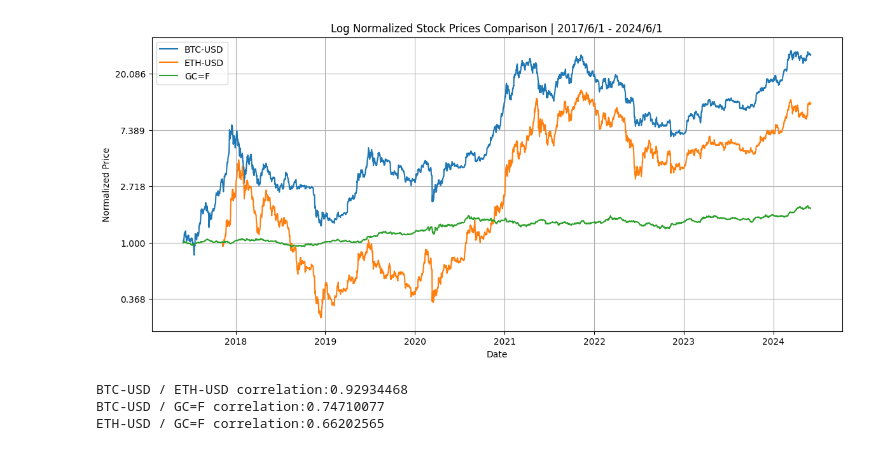
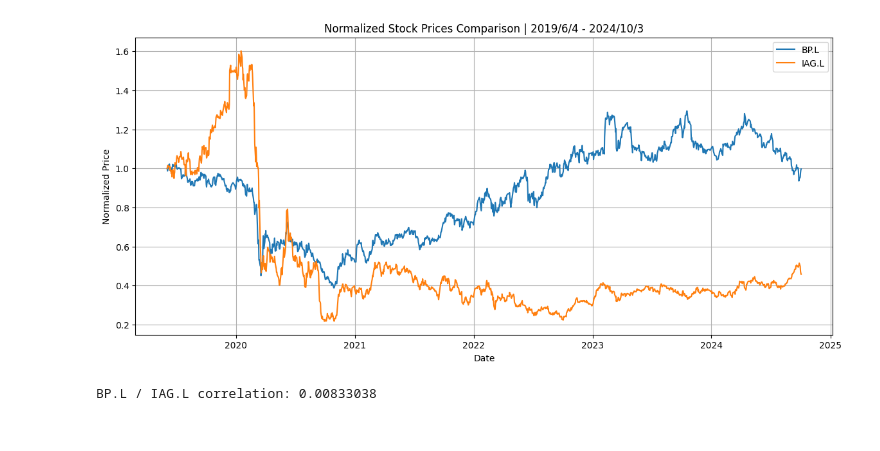
Before and after one commit to ivandimitrovkyulev/Notebooks, a Jupyter notebook: sample/comparison.ipynb, the cells around one changed output. Saved outputs shown, nothing was run; the diff lists cells and outputs as text; code cells hidden in the pictures.

```diff
--- a/sample/comparison.ipynb
+++ b/sample/comparison.ipynb
@@ -16,17 +16,15 @@ data1 = data1[data1.index > '2012-01-01']
 # %%
 plot = plotting.compare_assets(
     [
-        #'XLE',
-        'BTC-USD',
-        'ETH-USD',
-        'GC=F',
+        # 'XLE',
+        # 'BTC-USD',
+        'BP.L',
+        'IAG.L',
     ],
-    start_date=[2017, 6, 1],
-    end_date=[2024, 6, 1],
-    log_scale=True,
+    start_date=[2019, 6, 3],
+    end_date=[2024, 10, 3],
+    log_scale=False,
 )
 # %% [output]
-[figure, old version]
+[figure, new version]
-BTC-USD / ETH-USD correlation:0.92934468
-BTC-USD / GC=F correlation:0.74710077
-ETH-USD / GC=F correlation:0.66202565
+BP.L / IAG.L correlation: 0.00833038
```
Also changed, not shown: 6 other files.
